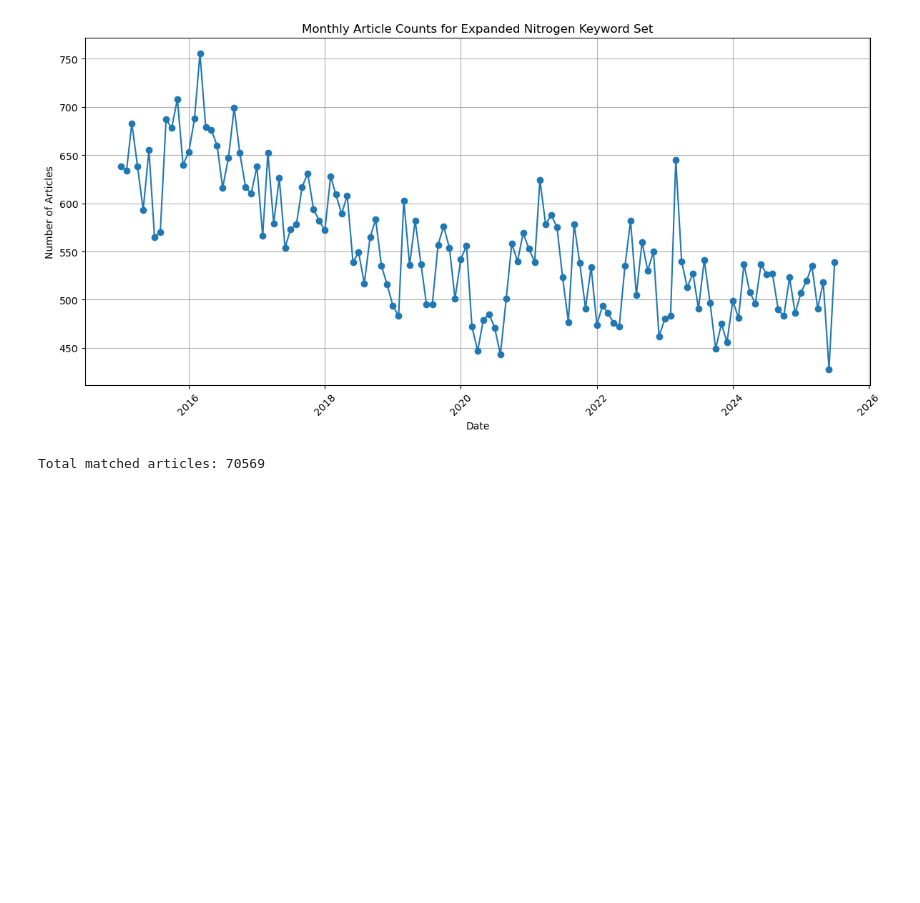
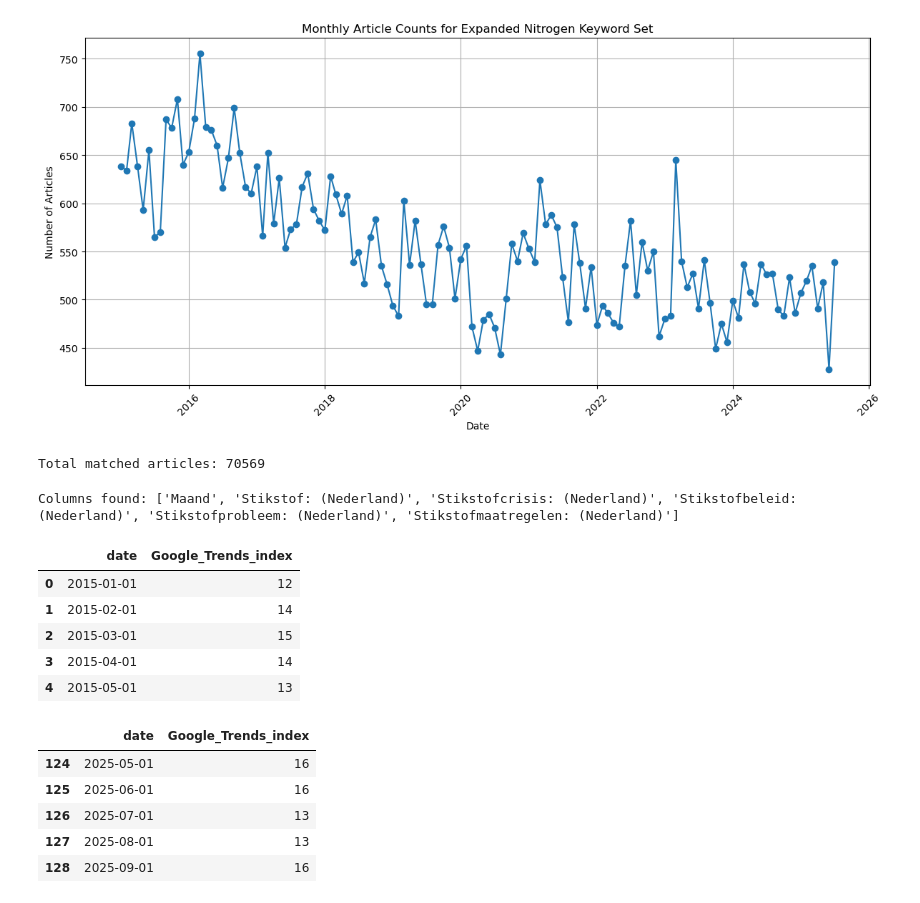
Before and after one commit to pellestam1002/Social_Computing, a Jupyter notebook: data.ipynb, the cells around one changed output. Cells and saved outputs as stored; diff of their text form; code cells hidden in the pictures; blank space fills up the shorter version.

```diff
--- a/data.ipynb
+++ b/data.ipynb
@@ -133,3 +133,53 @@ print("Total matched articles:", len(df_filtered))
 # %% [output]
 [figure]
 Total matched articles: 70569
+# %%
+import pandas as pd
+
+# 1) Read the Google Trends export (first row is usually metadata)
+df_trends = pd.read_csv(
+    r"C:\Users\Max van der Slot\Downloads\multiTimeline.csv",
+    skiprows=1
+)
+
+# 2) Kijk even hoeveel kolommen je hebt
+print("Columns found:", list(df_trends.columns))
+
+# 3) Neem de eerste kolom als datum, en de eerste niet-datum kolom als trends
+date_col = df_trends.columns[0]
+
+# Soms heet die tweede kolom bv. "stikstof: (Netherlands)"
+value_col = df_trends.columns[1]
+
+# 4) Maak een schone trends-df met precies 2 kolommen
+df_trends = df_trends[[date_col, value_col]].copy()
+df_trends = df_trends.rename(columns={date_col: "date", value_col: "Google_Trends_index"})
+
+# 5) Datetime + opschonen
+df_trends["date"] = pd.to_datetime(df_trends["date"], errors="coerce")
+df_trends = df_trends.dropna(subset=["date"])
+
+# 6) (optioneel) Maak index numeric (soms staat er "<1")
+df_trends["Google_Trends_index"] = (
+    df_trends["Google_Trends_index"]
+    .astype(str)
+    .str.replace("<1", "0", regex=False)
+)
+df_trends["Google_Trends_index"] = pd.to_numeric(df_trends["Google_Trends_index"], errors="coerce")
+
+display(df_trends.head())
+display(df_trends.tail())
+# %% [output]
+Columns found: ['Maand', 'Stikstof: (Nederland)', 'Stikstofcrisis: (Nederland)', 'Stikstofbeleid: (Nederland)', 'Stikstofprobleem: (Nederland)', 'Stikstofmaatregelen: (Nederland)']
+|  | date | Google_Trends_index |
+| 0 | 2015-01-01 | 12 |
+| 1 | 2015-02-01 | 14 |
+| 2 | 2015-03-01 | 15 |
+| 3 | 2015-04-01 | 14 |
+| 4 | 2015-05-01 | 13 |
+|  | date | Google_Trends_index |
+| 124 | 2025-05-01 | 16 |
+| 125 | 2025-06-01 | 16 |
+| 126 | 2025-07-01 | 13 |
+| 127 | 2025-08-01 | 13 |
+| 128 | 2025-09-01 | 16 |
```
Also changed, not shown: parts of 3 cells of this notebook.
